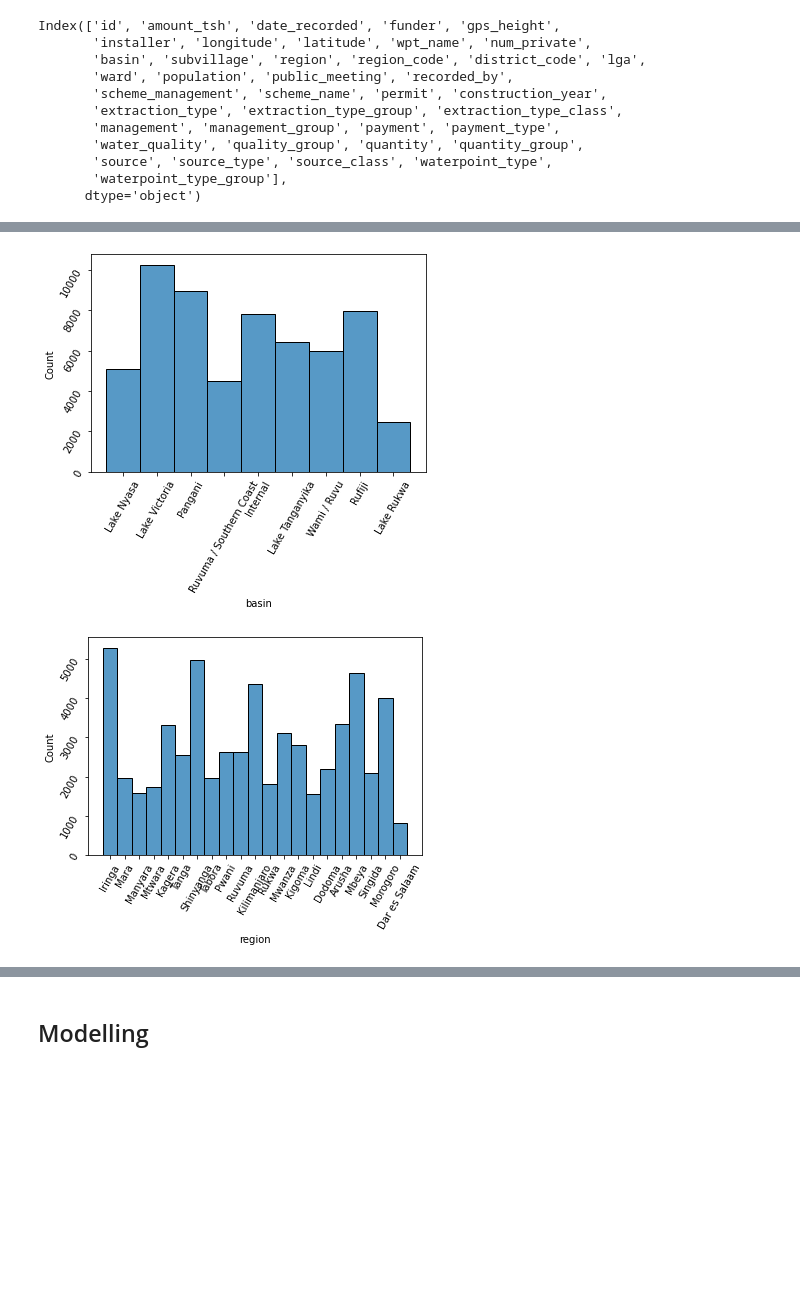
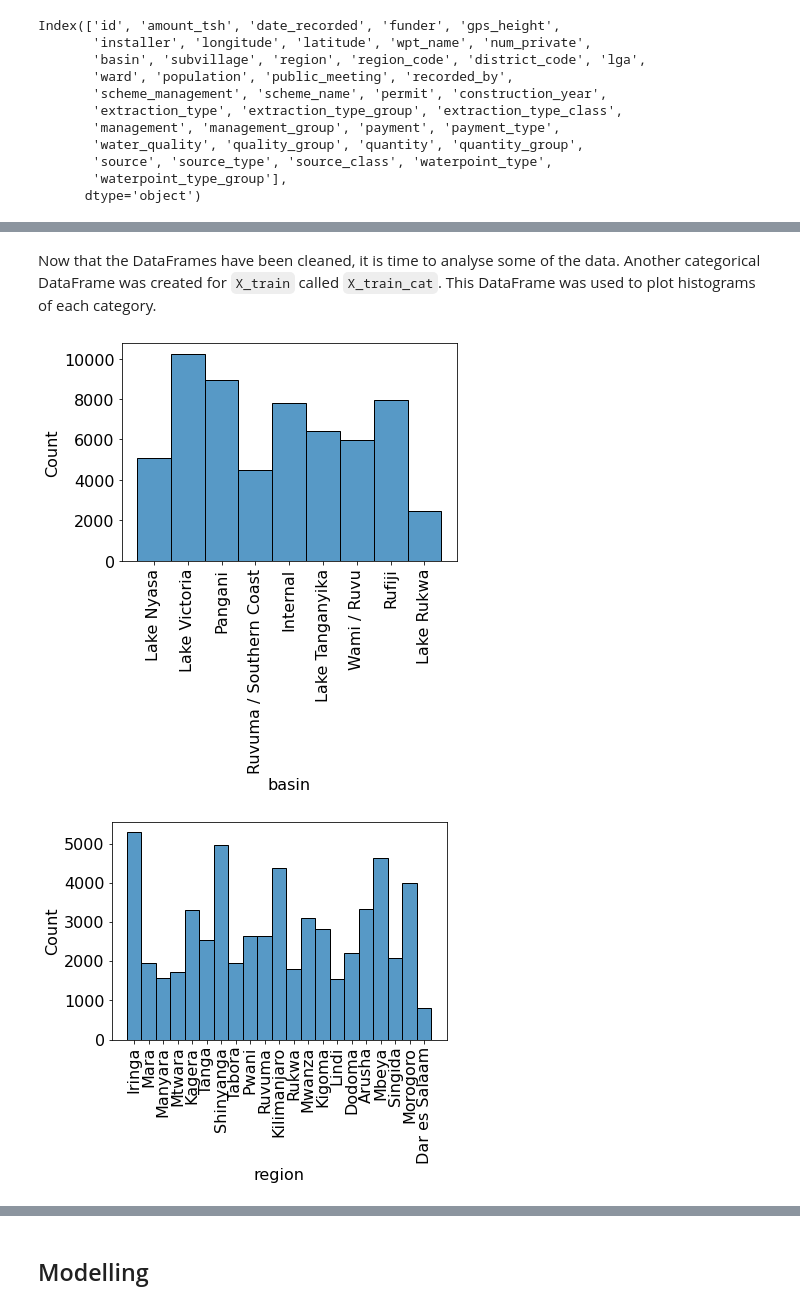
Before and after one commit to bmsienk/Tanzanian-Water-Pump-Analysis-with-Machine-Learning, a Jupyter notebook: Final_Analysis.ipynb, the cells around one changed output, grey strips where cells are left out. Cells and saved outputs as stored; diff of their text form; code cells hidden in the pictures; blank space fills up the shorter version.

Commit message:
adding completed readme, notebook, and images

```diff
--- a/Final_Analysis.ipynb
+++ b/Final_Analysis.ipynb
@@ -174,16 +187,22 @@ X_train.head()
 | 2 | 25.0 | 686 | Pangani | Manyara | Simanjiro | 250 | VWC | True | ... |
 | 3 | 0.0 | 263 | Ruvuma / Southern Coast | Mtwara | Nanyumbu | 58 | VWC | True | ... |
 | 4 | 0.0 | 0 | Lake Victoria | Kagera | Karagwe | 0 | NaN | True | ... |
+# %% [markdown]
+Now that the DataFrames have been cleaned, it is time to analyse some of the data. Another categorical DataFrame was created for `X_train` called `X_train_cat`. This DataFrame was used to plot histograms of each category.
 # %%
 categorical_train = selector(dtype_include=object)
 X_train_cat = X_train[categorical_train(X_train)]
 X_train_cat = X_train_cat.drop(['permit', 'lga'], axis=1)
 
+#creates categorical df from data in X_train
+
 for x in X_train_cat:
+    X_train_cat[x].value_counts(ascending=True)
+    sns.histplot(x=X_train_cat[x])
+    plt.xticks(rotation=90)
+    plt.show()
 
-    sns.histplot(x=X_train_cat[x])
-    plt.tick_params(labelrotation=60)
-    plt.show()
+#loop plotting histograms for each category for EDA
 # %% [output]
-[figure, old version]
+[figure, new version]
-[figure, old version]
+[figure, new version]
```
Also changed, not shown: parts of 68 cells of this notebook, 10 other files.
